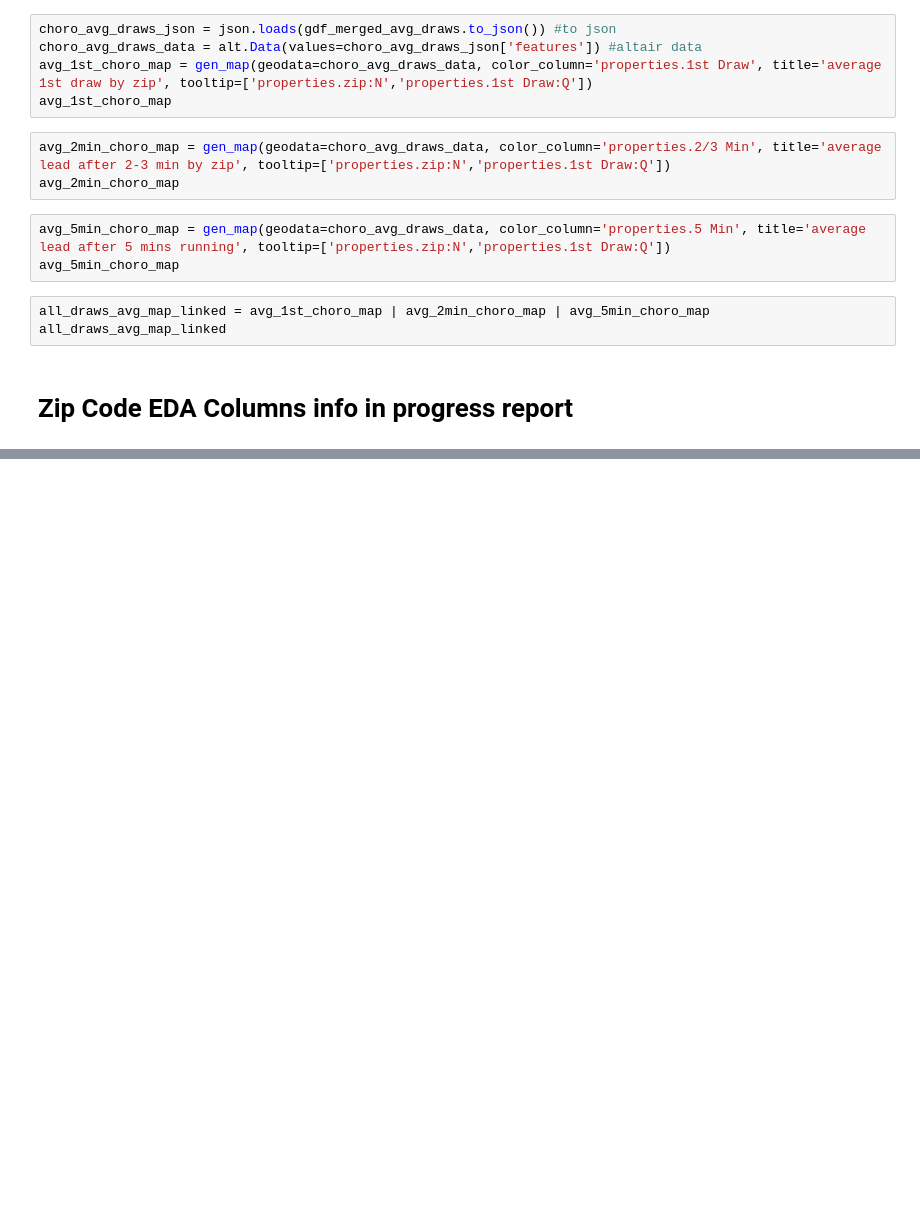
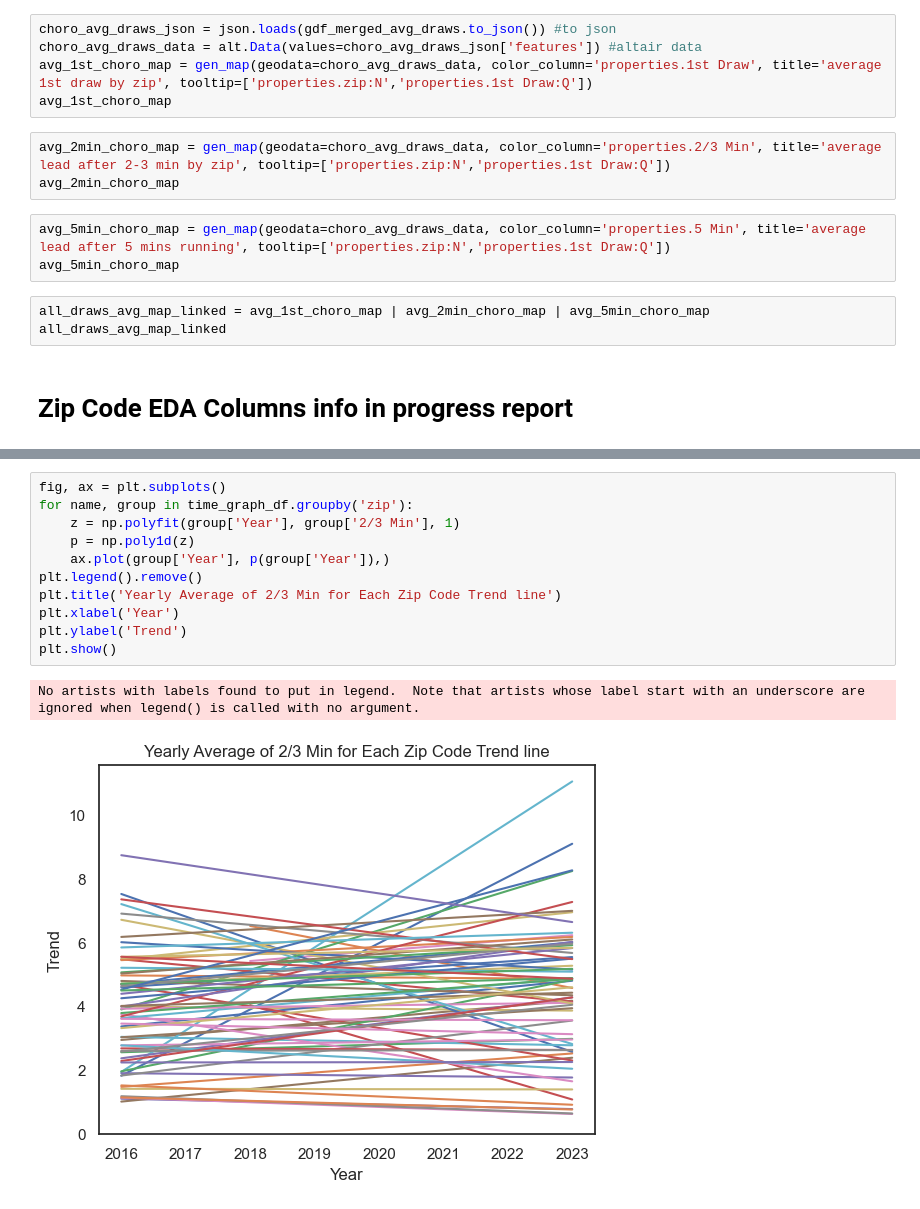
Before and after one commit to ebugarin/Chicago-Water-Lead-Levels-Analyzation, a Jupyter notebook: data_analysis.ipynb, the cells around one changed output, grey strips where cells are left out. Cells and saved outputs as stored; diff of their text form; blank space fills up the shorter version.

```diff
--- a/data_analysis.ipynb
+++ b/data_analysis.ipynb
@@ -600,0 +726,14 @@ zip_code_df.head()
+# %%
+fig, ax = plt.subplots()
+for name, group in time_graph_df.groupby('zip'):
+    z = np.polyfit(group['Year'], group['2/3 Min'], 1)
+    p = np.poly1d(z)
+    ax.plot(group['Year'], p(group['Year']),)
+plt.legend().remove()
+plt.title('Yearly Average of 2/3 Min for Each Zip Code Trend line')
+plt.xlabel('Year')
+plt.ylabel('Trend')
+plt.show()
+# %% [output]
+No artists with labels found to put in legend.  Note that artists whose label start with an underscore are ignored when legend() is called with no argument.
+[figure, added]
```
Also changed, not shown: parts of 12 cells of this notebook.
